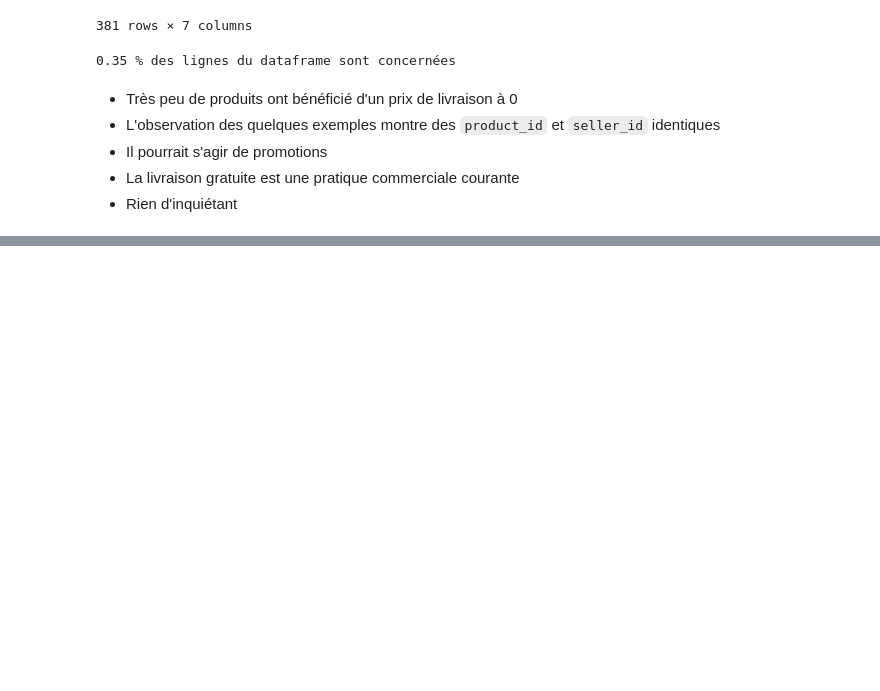
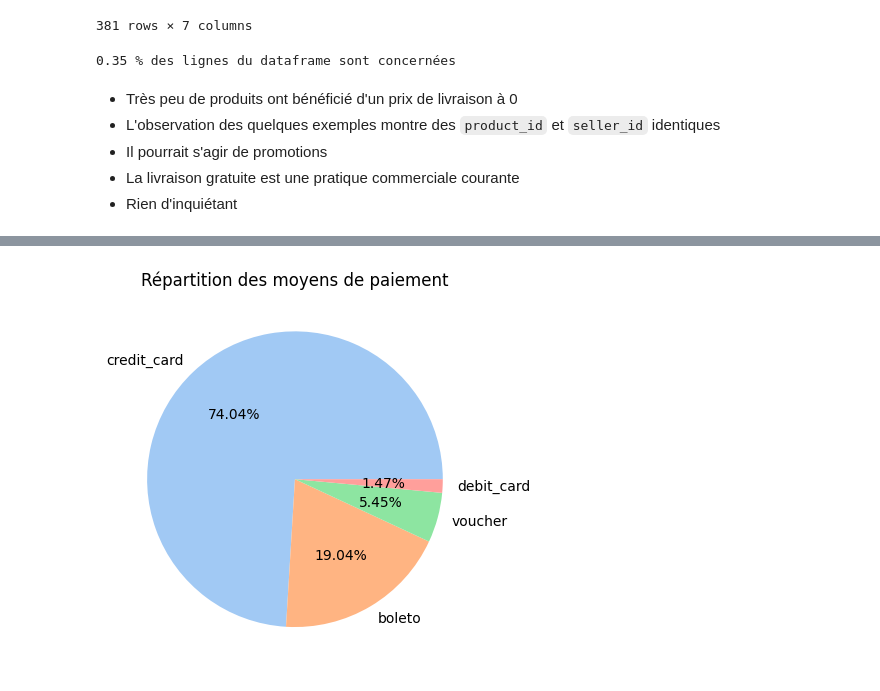
Before and after one commit to Christophe-Aballea/OC_projet5_Segmentez_des_clients_d_un_site_ecommerce, a Jupyter notebook: P05_Notebook2_EDA_FE.ipynb, the cells around one changed output, grey strips where cells are left out. Drawn from its saved outputs; the diff is of its cells as text; code cells hidden in the pictures; blank space fills up the shorter version.

Commit message:
Analyses univariées table 'order_pymts'

```diff
--- a/P05_Notebook2_EDA_FE.ipynb
+++ b/P05_Notebook2_EDA_FE.ipynb
@@ -938,0 +974,6 @@ print(f"{percentage_of_rows} % des lignes du dataframe sont concernées")
+# %%
+# Filtre sur les 'order_id' valides
+valid_orders_mask = df_order_pymts['order_id'].isin(valid_order_ids)
+# %%
+# Suppression des lignes de 'df_order_pymts' ne correspondant pas à une commande valide dans 'df_orders'
+df_order_pymts = df_order_pymts.loc[valid_orders_mask]
@@ -938,0 +982,6 @@ print(f"{percentage_of_rows} % des lignes du dataframe sont concernées")
+# %%
+# Dictionnaire de conversion
+to_transform = {'to_string': ['order_id', 'payment_type']}
+
+# Conversions
+df_order_pymts = transform_data_types(df_order_pymts, to_transform)
@@ -938,0 +1021,7 @@ print(f"{percentage_of_rows} % des lignes du dataframe sont concernées")
+# %%
+# Répartition des moyens de paiement utilisés
+dft = df_order_pymts['payment_type'].value_counts().to_frame()
+number_of_rows = df_order_pymts.shape[0]
+dft['%'] = round((dft['count'] / number_of_rows) * 100, 2)
+dft = dft.reset_index()
+display(dft)
@@ -938,0 +1034,8 @@ print(f"{percentage_of_rows} % des lignes du dataframe sont concernées")
+# %%
+# Répartition des moyens de paiement utilisés
+colors = sns.color_palette('pastel')[0:5]
+plt.title('Répartition des moyens de paiement')
+plt.pie(dft['count'], labels=dft['payment_type'], colors = colors, autopct='%.2f%%')
+plt.show()
+# %% [output]
+[figure, added]
```
Also changed, not shown: parts of 38 cells of this notebook, 1 other file.
